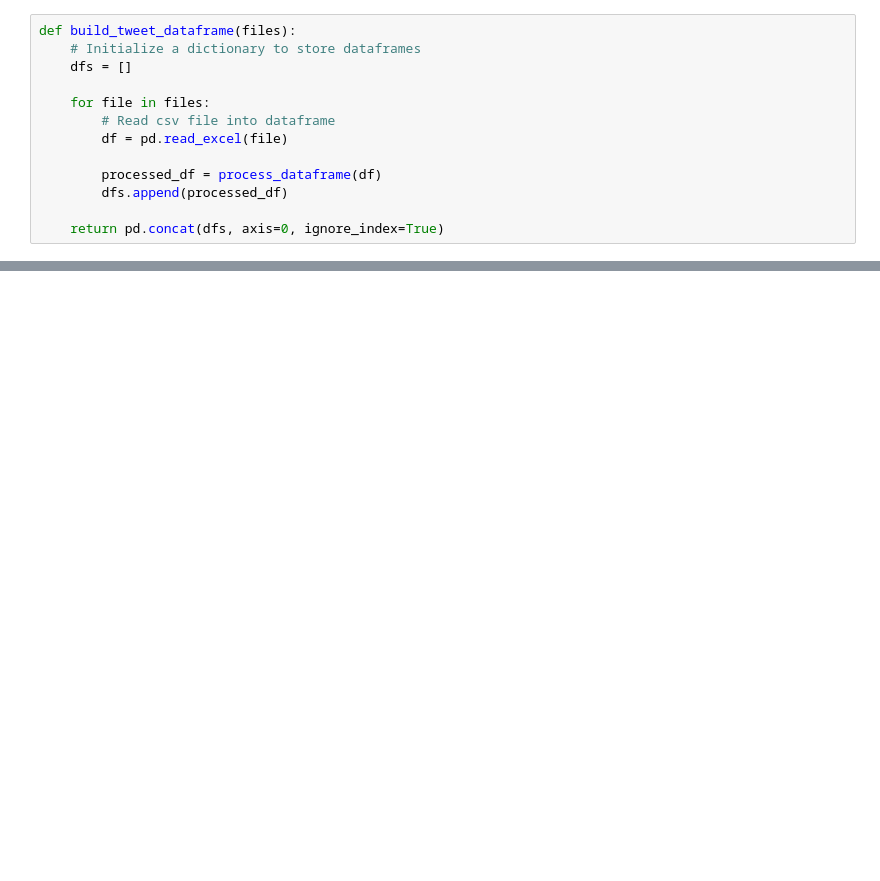
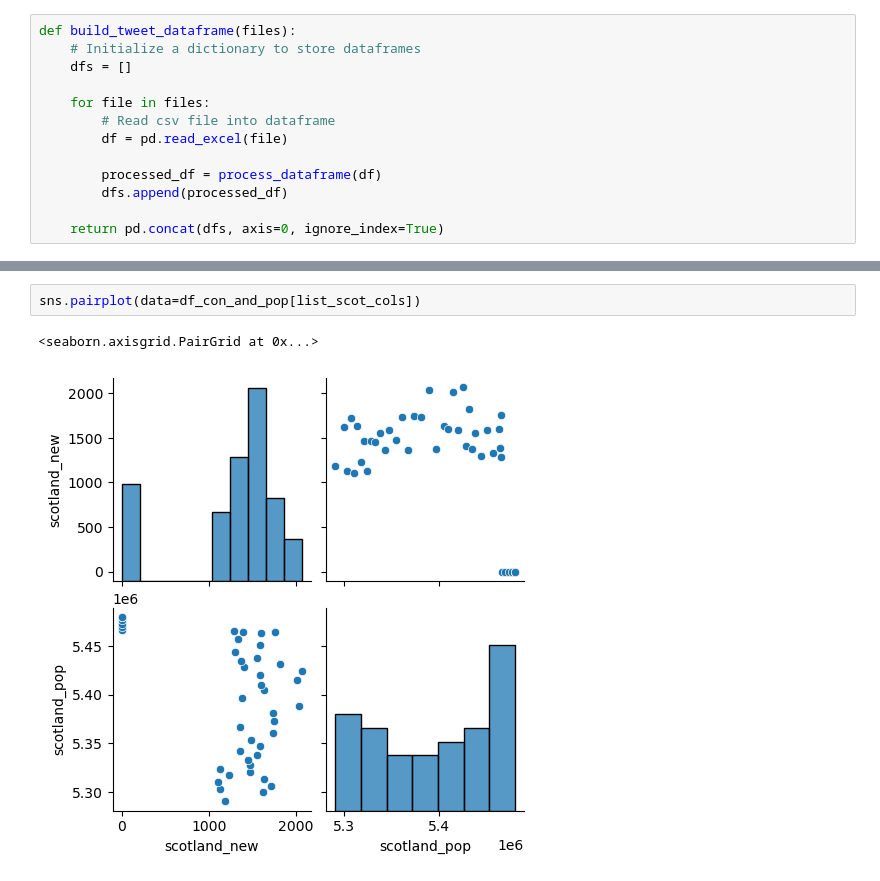
Before and after one commit to lcroash/MSC_SEM1_CA2, a Jupyter notebook: CA2.ipynb, the cells around one changed output, grey strips where cells are left out. Drawn from its saved outputs; the diff is of its cells as text; blank space fills up the shorter version.

```diff
--- a/CA2.ipynb
+++ b/CA2.ipynb
@@ -2473,0 +2509,5 @@ memory usage: 540.6+ KB
+# %%
+sns.pairplot(data=df_con_and_pop[list_scot_cols])
+# %% [output]
+<seaborn.axisgrid.PairGrid at 0x...>
+[figure, added]
```
Also changed, not shown: parts of 204 cells of this notebook, 1 other file.
